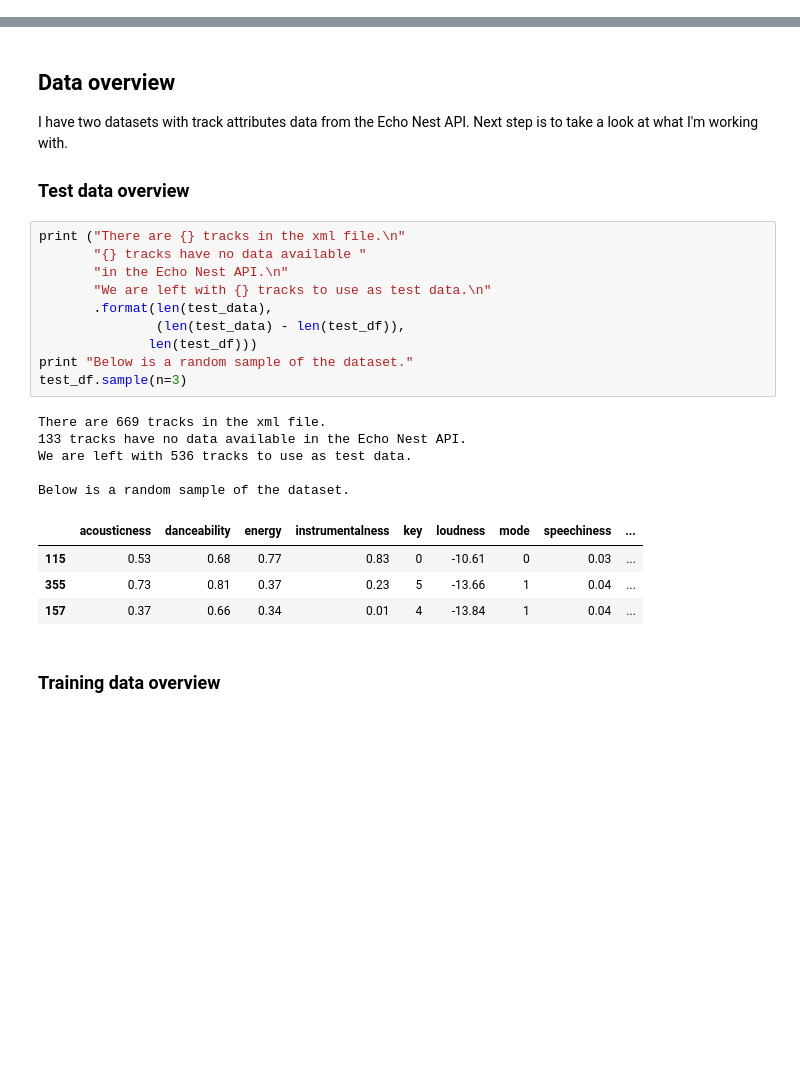
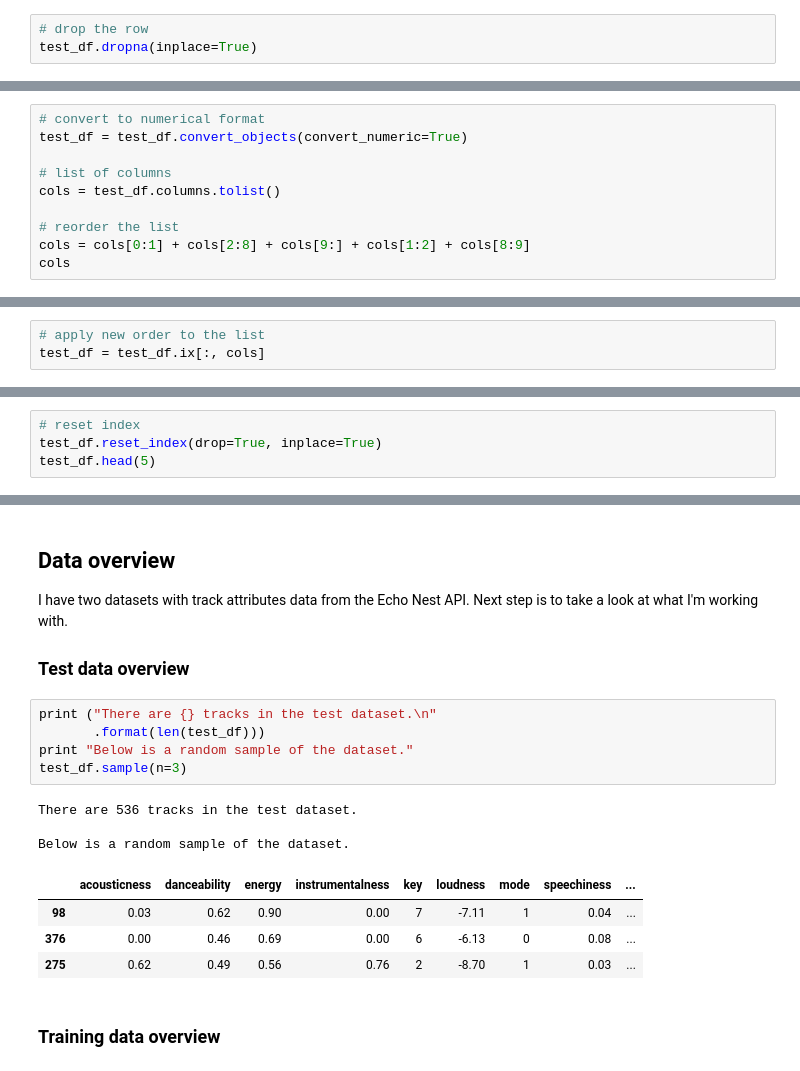
Before and after one commit to medennikova/itunes-music-analysis, a Jupyter notebook: 01_Data_preparation.ipynb, the cells around one changed output, grey strips where cells are left out. Cells and saved outputs as stored; diff of their text form; blank space fills up the shorter version.

```diff
--- a/01_Data_preparation.ipynb
+++ b/01_Data_preparation.ipynb
@@ -264,0 +235,3 @@ I use pandas read_csv function to read the csv file into a DataFrame.
+# %%
+# drop the row
+test_df.dropna(inplace=True)
@@ -264,0 +240,10 @@ I use pandas read_csv function to read the csv file into a DataFrame.
+# %%
+# convert to numerical format
+test_df = test_df.convert_objects(convert_numeric=True)
+
+# list of columns
+cols = test_df.columns.tolist()
+
+# reorder the list
+cols = cols[0:1] + cols[2:8] + cols[9:] + cols[1:2] + cols[8:9]
+cols
@@ -264,0 +264,3 @@ I use pandas read_csv function to read the csv file into a DataFrame.
+# %%
+# apply new order to the list
+test_df = test_df.ix[:, cols]
@@ -264,0 +302,4 @@ I use pandas read_csv function to read the csv file into a DataFrame.
+# %%
+# reset index
+test_df.reset_index(drop=True, inplace=True)
+test_df.head(5)
@@ -416,25 +508,18 @@ File path: music_data.h5
 I have two datasets with track attributes data from the Echo Nest API. Next step is to take a look at what I'm working with.
 ### Test data overview
 # %%
-print ("There are {} tracks in the xml file.\n"
-       "{} tracks have no data available "
-       "in the Echo Nest API.\n"
-       "We are left with {} tracks to use as test data.\n"
-       .format(len(test_data),
-               (len(test_data) - len(test_df)),
-              len(test_df)))
+print ("There are {} tracks in the test dataset.\n"
+       .format(len(test_df)))
 print "Below is a random sample of the dataset."
 test_df.sample(n=3)
 # %% [output]
-There are 669 tracks in the xml file.
-133 tracks have no data available in the Echo Nest API.
-We are left with 536 tracks to use as test data.
+There are 536 tracks in the test dataset.
 
 Below is a random sample of the dataset.
 |  | acousticness | danceability | energy | instrumentalness | key | loudness | mode | speechiness | ... |
-| 115 | 0.53 | 0.68 | 0.77 | 0.83 | 0 | -10.61 | 0 | 0.03 | ... |
-| 355 | 0.73 | 0.81 | 0.37 | 0.23 | 5 | -13.66 | 1 | 0.04 | ... |
-| 157 | 0.37 | 0.66 | 0.34 | 0.01 | 4 | -13.84 | 1 | 0.04 | ... |
+| 98 | 0.03 | 0.62 | 0.90 | 0.00 | 7 | -7.11 | 1 | 0.04 | ... |
+| 376 | 0.00 | 0.46 | 0.69 | 0.00 | 6 | -6.13 | 0 | 0.08 | ... |
+| 275 | 0.62 | 0.49 | 0.56 | 0.76 | 2 | -8.70 | 1 | 0.03 | ... |
 # %% [markdown]
 ### Training data overview
 # %%
```
Also changed, not shown: parts of 57 cells of this notebook.
